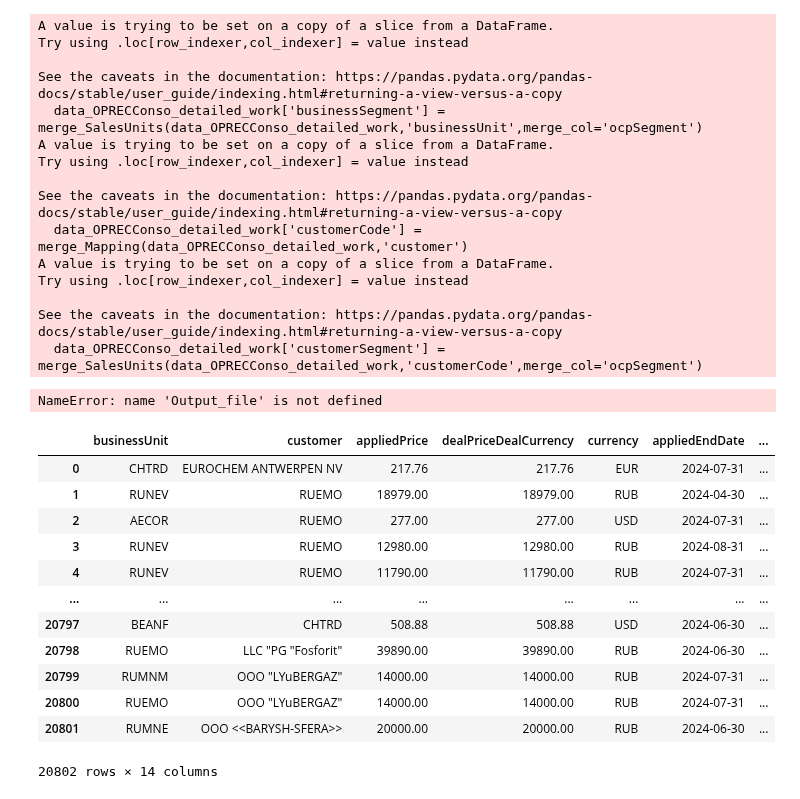
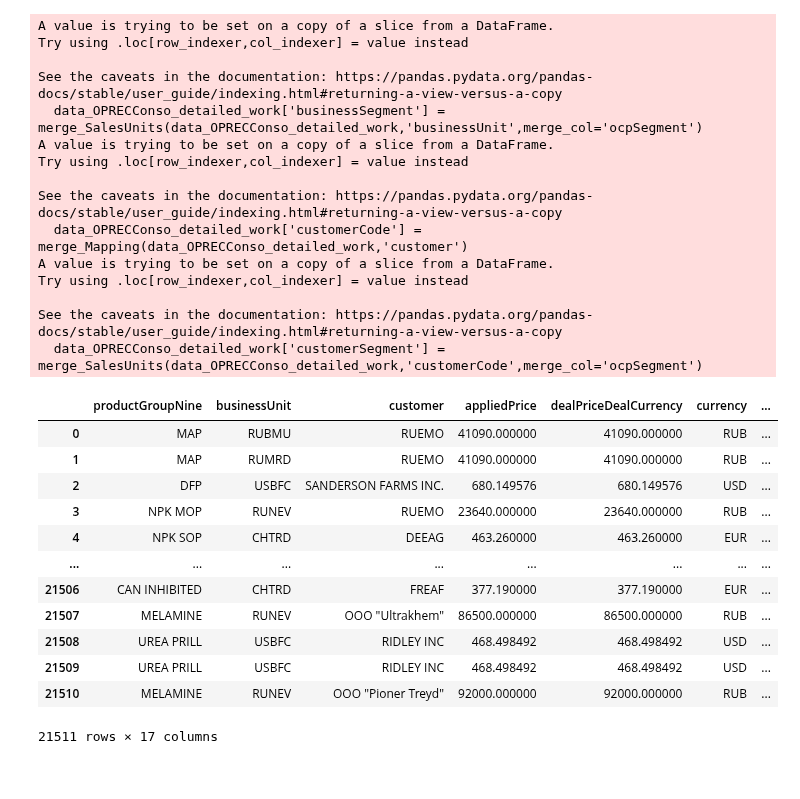
Before and after one commit to Lirollel/Work_AIM_Jupyter-Python-Pandas, a Jupyter notebook: OCP/Conso/Conso.ipynb, the cells around one changed output. Cells and saved outputs as stored; diff of their text form; code cells hidden in the pictures.

```diff
--- a/OCP/Conso/Conso.ipynb
+++ b/OCP/Conso/Conso.ipynb
@@ -39,7 +39,7 @@ and "rowType" != 'on hand'
 """
 data_OPRECConso_detailed = export_from_WHWEEK(query)
 # %%
-data_OPRECConso_detailed_work = data_OPRECConso_detailed[['businessUnit','customer','appliedPrice','dealPriceDealCurrency','currency','appliedEndDate','quantity','unshippedDealAmount']]
+data_OPRECConso_detailed_work = data_OPRECConso_detailed[['productGroupNine','businessUnit','customer','appliedPrice','dealPriceDealCurrency','currency','appliedEndDate','quantity','unshippedDealAmount']]
 # merge segments
 data_OPRECConso_detailed_work['businessSegment'] = merge_SalesUnits(data_OPRECConso_detailed_work,'businessUnit',merge_col='ocpSegment')
 data_OPRECConso_detailed_work['customerCode'] = merge_Mapping(data_OPRECConso_detailed_work,'customer')
@@ -49,11 +49,6 @@ data_OPRECConso_detailed_work_not_na = data_OPRECConso_detailed_work[data_OPRECC
 data_OPRECConso_detailed_work_not_na['Amount_appliedPrice'] = data_OPRECConso_detailed_work_not_na.appliedPrice*data_OPRECConso_detailed_work_not_na.unshippedDealAmount
 data_OPRECConso_detailed_work_not_na['Amount_dealPriceDealCurrency'] = data_OPRECConso_detailed_work_not_na.dealPriceDealCurrency*data_OPRECConso_detailed_work_not_na.unshippedDealAmount
 data_OPRECConso_detailed_work_not_na = Period(data_OPRECConso_detailed_work_not_na, Today, 'appliedEndDate')
-### to excel
-if print_to_excel==True:
-    data_print = data_OPRECConso_detailed_work_not_na[['businessSegment','businessUnit','customerSegment','currency','Amount_appliedPrice','Amount_dealPriceDealCurrency','appliedEndDate','Days','Period']]
-    Output_file = f'{str(date.today())}_ECH_deals_OPRECConso_detailed.xlsx'
-    data_print.to_excel(Output_file, index=False)
 # %% [output]
 A value is trying to be set on a copy of a slice from a DataFrame.
 Try using .loc[row_indexer,col_indexer] = value instead
@@ -70,27 +65,26 @@ Try using .loc[row_indexer,col_indexer] = value instead
 
 See the caveats in the documentation: https://pandas.pydata.org/pandas-docs/stable/user_guide/indexing.html#returning-a-view-versus-a-copy
   data_OPRECConso_detailed_work['customerSegment'] = merge_SalesUnits(data_OPRECConso_detailed_work,'customerCode',merge_col='ocpSegment')
+# %%
+data_OPRECConso_detailed_work_not_na = add_in_currency_column(data_OPRECConso_detailed_work_not_na, 'USD', 'currency', False, 'Amount_dealPriceDealCurrency', Today)
+data_OPRECConso_detailed_work_not_na
+# %% [output]
+|  | productGroupNine | businessUnit | customer | appliedPrice | dealPriceDealCurrency | currency | ... |
+| 0 | MAP | RUBMU | RUEMO | 41090.000000 | 41090.000000 | RUB | ... |
+| 1 | MAP | RUMRD | RUEMO | 41090.000000 | 41090.000000 | RUB | ... |
+| 2 | DFP | USBFC | SANDERSON FARMS INC. | 680.149576 | 680.149576 | USD | ... |
+| 3 | NPK MOP | RUNEV | RUEMO | 23640.000000 | 23640.000000 | RUB | ... |
+| 4 | NPK SOP | CHTRD | DEEAG | 463.260000 | 463.260000 | EUR | ... |
+| ... | ... | ... | ... | ... | ... | ... | ... |
+| 21506 | CAN INHIBITED | CHTRD | FREAF | 377.190000 | 377.190000 | EUR | ... |
+| 21507 | MELAMINE | RUNEV | OOO "Ultrakhem" | 86500.000000 | 86500.000000 | RUB | ... |
+| 21508 | UREA PRILL | USBFC | RIDLEY INC | 468.498492 | 468.498492 | USD | ... |
+| 21509 | UREA PRILL | USBFC | RIDLEY INC | 468.498492 | 468.498492 | USD | ... |
+| 21510 | MELAMINE | RUNEV | OOO "Pioner Treyd" | 92000.000000 | 92000.000000 | RUB | ... |
+21511 rows × 17 columns
 # %%
-mapping_data = data_OPRECConso_detailed_work.loc[data_OPRECConso_detailed_work.customerSegment=='External',['customer','customerCode','customerSegment']].drop_duplicates()
-new_list(mapping_data,Output_file,'mapping_sheet')
+# mapping_data = data_OPRECConso_detailed_work.loc[data_OPRECConso_detailed_work.customerSegment=='External',['customer','customerCode','customerSegment']].drop_duplicates()
+# new_list(mapping_data,Output_file,'mapping_sheet')
-# %% [output]
-NameError: name 'Output_file' is not defined
-# %%
-data_OPRECConso_detailed_work_not_na
-# %% [output]
-|  | businessUnit | customer | appliedPrice | dealPriceDealCurrency | currency | appliedEndDate | ... |
-| 0 | CHTRD | EUROCHEM ANTWERPEN NV | 217.76 | 217.76 | EUR | 2024-07-31 | ... |
-| 1 | RUNEV | RUEMO | 18979.00 | 18979.00 | RUB | 2024-04-30 | ... |
-| 2 | AECOR | RUEMO | 277.00 | 277.00 | USD | 2024-07-31 | ... |
-| 3 | RUNEV | RUEMO | 12980.00 | 12980.00 | RUB | 2024-08-31 | ... |
-| 4 | RUNEV | RUEMO | 11790.00 | 11790.00 | RUB | 2024-07-31 | ... |
-| ... | ... | ... | ... | ... | ... | ... | ... |
-| 20797 | BEANF | CHTRD | 508.88 | 508.88 | USD | 2024-06-30 | ... |
-| 20798 | RUEMO | LLC "PG "Fosforit" | 39890.00 | 39890.00 | RUB | 2024-06-30 | ... |
-| 20799 | RUMNM | OOO "LYuBERGAZ" | 14000.00 | 14000.00 | RUB | 2024-07-31 | ... |
-| 20800 | RUEMO | OOO "LYuBERGAZ" | 14000.00 | 14000.00 | RUB | 2024-07-31 | ... |
-| 20801 | RUMNE | OOO <<BARYSH-SFERA>> | 20000.00 | 20000.00 | RUB | 2024-06-30 | ... |
-20802 rows × 14 columns
 # %%
 query = f"""
 select *
```
Also changed, not shown: parts of 7 cells of this notebook, 6 other files.
